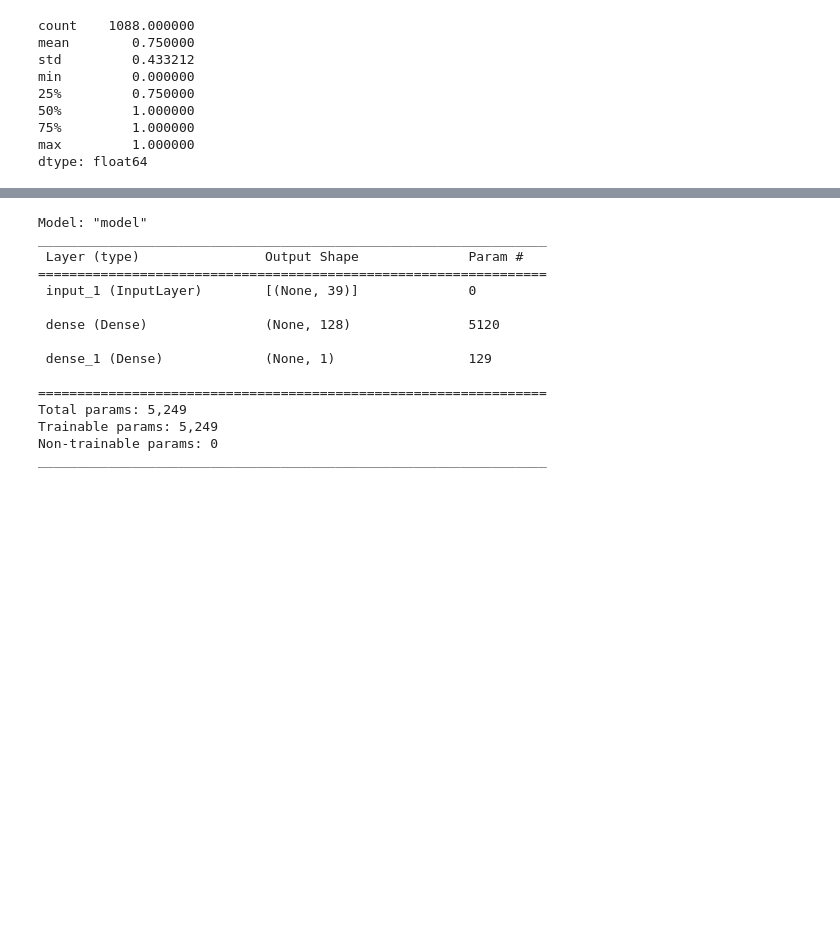
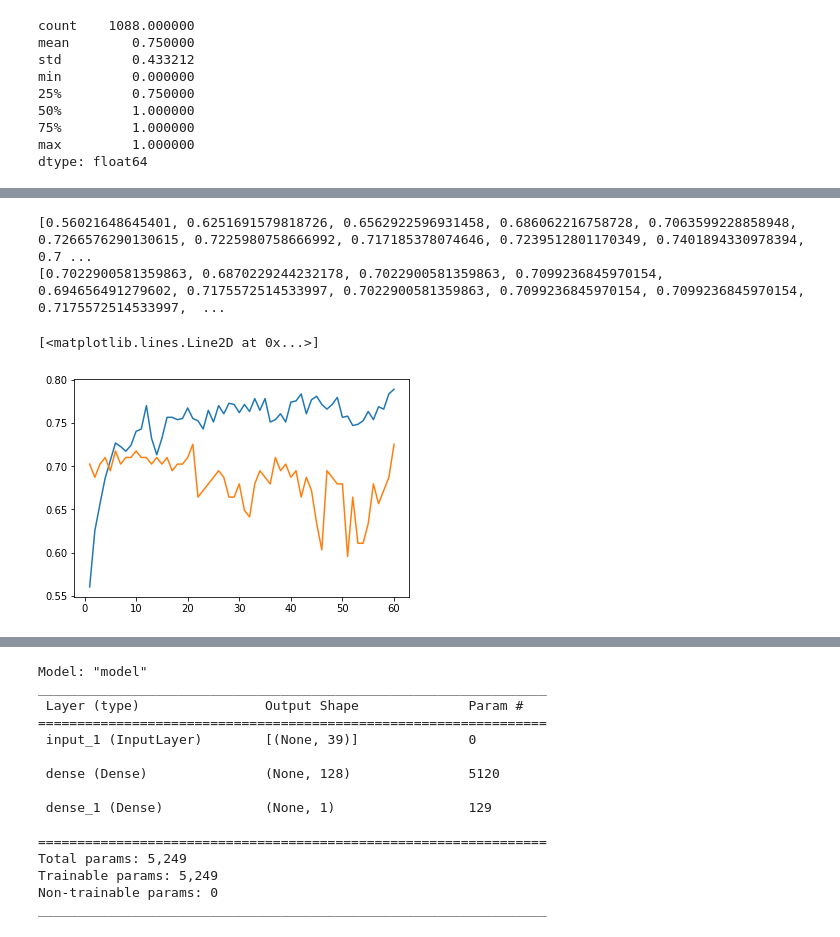
Before and after one commit to maleeshaRuvindi/Classification-of-cognitive-levels-using-fNIRS-data, a Jupyter notebook: dataset1_neural_network_oxydeoxy.ipynb, the cells around one changed output, grey strips where cells are left out. Cells and saved outputs as stored; diff of their text form; code cells hidden in the pictures; blank space fills up the shorter version.

```diff
--- a/dataset1_neural_network_oxydeoxy.ipynb
+++ b/dataset1_neural_network_oxydeoxy.ipynb
@@ -264,8 +179,12 @@ y_train=np.array(y_train)
+# %%
+min_vals = X_train.min(axis=0)
+max_vals = X_train.max(axis=0)
+X_train = (X_train - min_vals) / (max_vals - min_vals)
 # %%
 
-graph_model = deoxymdl()
-graph_model.fit(X_train, y_train, epochs=30, batch_size=32, validation_split = .15, verbose = 1)
+graph_model = hbrdmdl()
+history=graph_model.fit(X_train, y_train, epochs=60, batch_size=32, validation_split = .15, verbose = 1)
 
-scores = graph_model.evaluate(X_test, y_test)
-print("\n%s: %.2f%%" % (graph_model.metrics_names[1], scores[1]*100))
+#scores = graph_model.evaluate(X_test, y_test)
+#print("\n%s: %.2f%%" % (graph_model.metrics_names[1], scores[1]*100))
 # %% [output]
@@ -289,3 +208,20 @@ accuracy: 75.69%
+# %%
+train_acc = history.history['accuracy']
+val_acc = history.history['val_accuracy']
+
+print(train_acc)
+print(val_acc)
+# %% [output]
+[0.56021648645401, 0.6251691579818726, 0.6562922596931458, 0.686062216758728, 0.7063599228858948, 0.7266576290130615, 0.7225980758666992, 0.717185378074646, 0.7239512801170349, 0.7401894330978394, 0.7 ...
+[0.7022900581359863, 0.6870229244232178, 0.7022900581359863, 0.7099236845970154, 0.694656491279602, 0.7175572514533997, 0.7022900581359863, 0.7099236845970154, 0.7099236845970154, 0.7175572514533997,  ...
+# %%
+x_axis=list(range(1,61))
+plt.plot(x_axis,train_acc)
+plt.plot(x_axis,val_acc)
+#plt.legend('train_acc','val_acc')
+# %% [output]
+[<matplotlib.lines.Line2D at 0x...>]
+[figure, added]
 # %%
 print(X_train.shape)
 print(y_train.shape)
```
Also changed, not shown: parts of 33 cells of this notebook, 1 other file.
